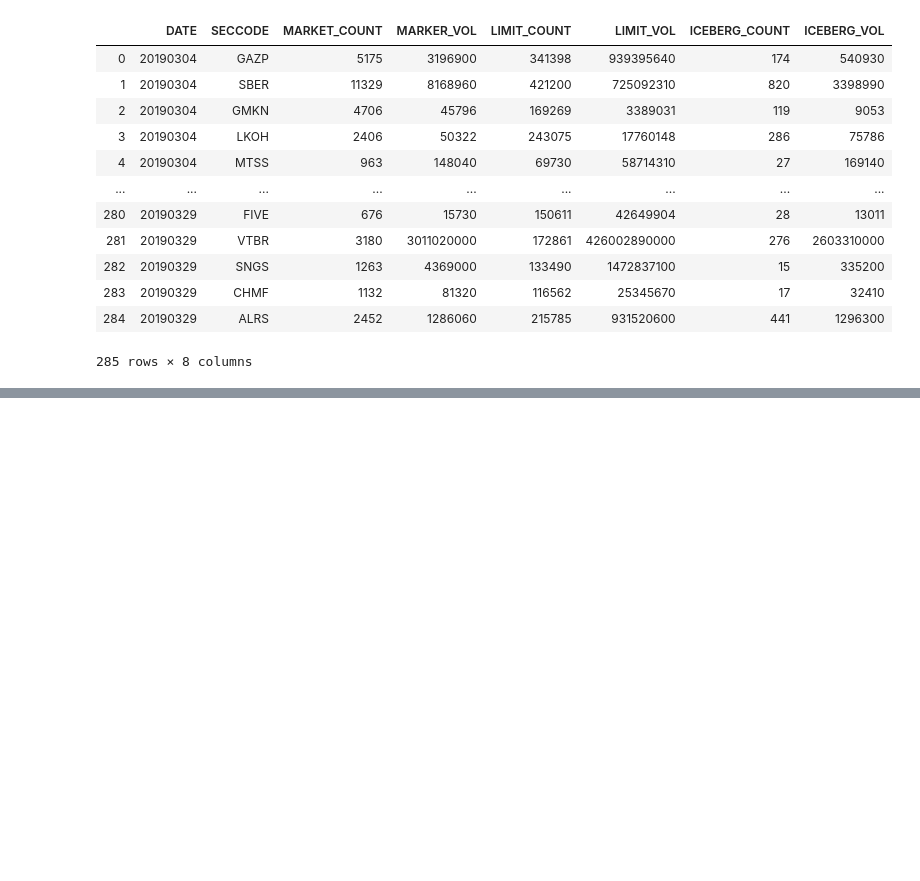
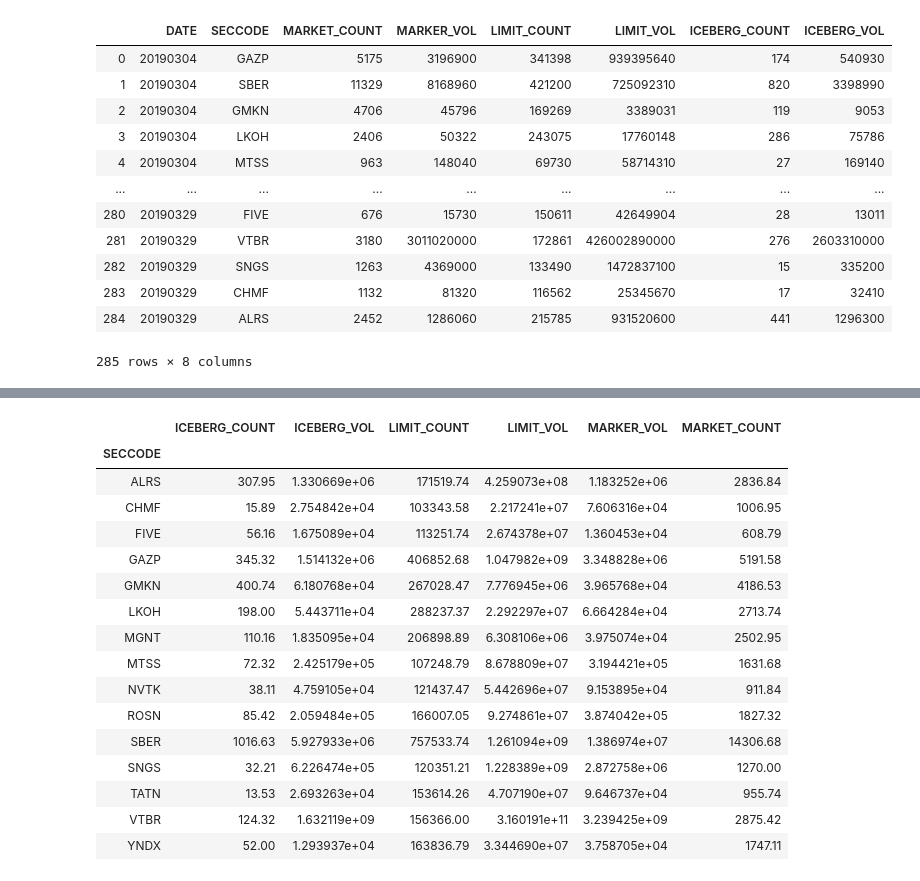
Before and after one commit to katya-luzina/master_thesis, a Jupyter notebook: адаптация кода к имеющимся данным.ipynb, the cells around one changed output, grey strips where cells are left out. Saved outputs shown, nothing was run; the diff lists cells and outputs as text; code cells hidden in the pictures; blank space fills up the shorter version.

```diff
--- a/адаптация кода к имеющимся данным.ipynb
+++ b/адаптация кода к имеющимся данным.ipynb
@@ -581,7 +581,7 @@ for l in orderlogs:
         instr_orderlog = orderlog[orderlog['SECCODE']==ticker]
         instr_orderlog ['DATE'] = d
         output = iceberg(instr_orderlog)
-        output_name = ticker + d + '.csv'
+        output_name = 'output/' + ticker + d + '.csv'
         output.to_csv(output_name,index=False)
 # %% [output]
 A value is trying to be set on a copy of a slice from a DataFrame.
@@ -659,7 +669,7 @@ for l in orderlogs:
         market_vol = orderlog.loc[(orderlog['PRICE']==0) & (orderlog['SECCODE']==ticker)]['VOLUME'].sum()
         limit_count = len(orderlog.loc[(orderlog['PRICE']!=0) & (orderlog['SECCODE']==ticker)])
         limit_vol = orderlog.loc[(orderlog['PRICE']!=0) & (orderlog['SECCODE']==ticker)]['VOLUME'].sum()
-        iceberglog_name = ticker + d + '.csv'
+        iceberglog_name = 'output/' + ticker + d + '.csv'
         iceberglog = pd.read_csv(iceberglog_name,header=0)
         iceberg_count = len(iceberglog)
         iceberg_vol_ini = iceberglog.loc[(iceberglog['SECCODE']==ticker)]['VOLUME_INI'].sum()
@@ -687 +698,10 @@ statistics_all
 statistics_all.to_csv('statistics.csv',index=False)
+# %%
+# настраиваем типы данных
+statistics_all['MARKET_COUNT'] = statistics_all['MARKET_COUNT'].astype('int')
+statistics_all['MARKER_VOL'] = statistics_all['MARKER_VOL'].astype('int')
+statistics_all['LIMIT_COUNT'] = statistics_all['LIMIT_COUNT'].astype('int')
+statistics_all['LIMIT_VOL'] = statistics_all['LIMIT_VOL'].astype('int')
+statistics_all['ICEBERG_COUNT'] = statistics_all['ICEBERG_COUNT'].astype('int')
+statistics_all['ICEBERG_VOL'] = statistics_all['ICEBERG_VOL'].astype('int')
+statistics_all.dtypes
@@ -687,0 +718,22 @@ statistics_all.to_csv('statistics.csv',index=False)
+# %%
+# подсчет средних значений по собранной статистике (для вставки в текст)
+statistics_mean = np.round(statistics_all.pivot_table(index = 'SECCODE', aggfunc = np.mean),2)
+statistics_mean
+# %% [output]
+|  | ICEBERG_COUNT | ICEBERG_VOL | LIMIT_COUNT | LIMIT_VOL | MARKER_VOL | MARKET_COUNT |
+| SECCODE |  |  |  |  |  |  |
+| ALRS | 307.95 | 1.330669e+06 | 171519.74 | 4.259073e+08 | 1.183252e+06 | 2836.84 |
+| CHMF | 15.89 | 2.754842e+04 | 103343.58 | 2.217241e+07 | 7.606316e+04 | 1006.95 |
+| FIVE | 56.16 | 1.675089e+04 | 113251.74 | 2.674378e+07 | 1.360453e+04 | 608.79 |
+| GAZP | 345.32 | 1.514132e+06 | 406852.68 | 1.047982e+09 | 3.348828e+06 | 5191.58 |
+| GMKN | 400.74 | 6.180768e+04 | 267028.47 | 7.776945e+06 | 3.965768e+04 | 4186.53 |
+| LKOH | 198.00 | 5.443711e+04 | 288237.37 | 2.292297e+07 | 6.664284e+04 | 2713.74 |
+| MGNT | 110.16 | 1.835095e+04 | 206898.89 | 6.308106e+06 | 3.975074e+04 | 2502.95 |
+| MTSS | 72.32 | 2.425179e+05 | 107248.79 | 8.678809e+07 | 3.194421e+05 | 1631.68 |
+| NVTK | 38.11 | 4.759105e+04 | 121437.47 | 5.442696e+07 | 9.153895e+04 | 911.84 |
+| ROSN | 85.42 | 2.059484e+05 | 166007.05 | 9.274861e+07 | 3.874042e+05 | 1827.32 |
+| SBER | 1016.63 | 5.927933e+06 | 757533.74 | 1.261094e+09 | 1.386974e+07 | 14306.68 |
+| SNGS | 32.21 | 6.226474e+05 | 120351.21 | 1.228389e+09 | 2.872758e+06 | 1270.00 |
+| TATN | 13.53 | 2.693263e+04 | 153614.26 | 4.707190e+07 | 9.646737e+04 | 955.74 |
+| VTBR | 124.32 | 1.632119e+09 | 156366.00 | 3.160191e+11 | 3.239425e+09 | 2875.42 |
+| YNDX | 52.00 | 1.293937e+04 | 163836.79 | 3.344690e+07 | 3.758705e+04 | 1747.11 |
```
Also changed, not shown: parts of 8 cells of this notebook.
